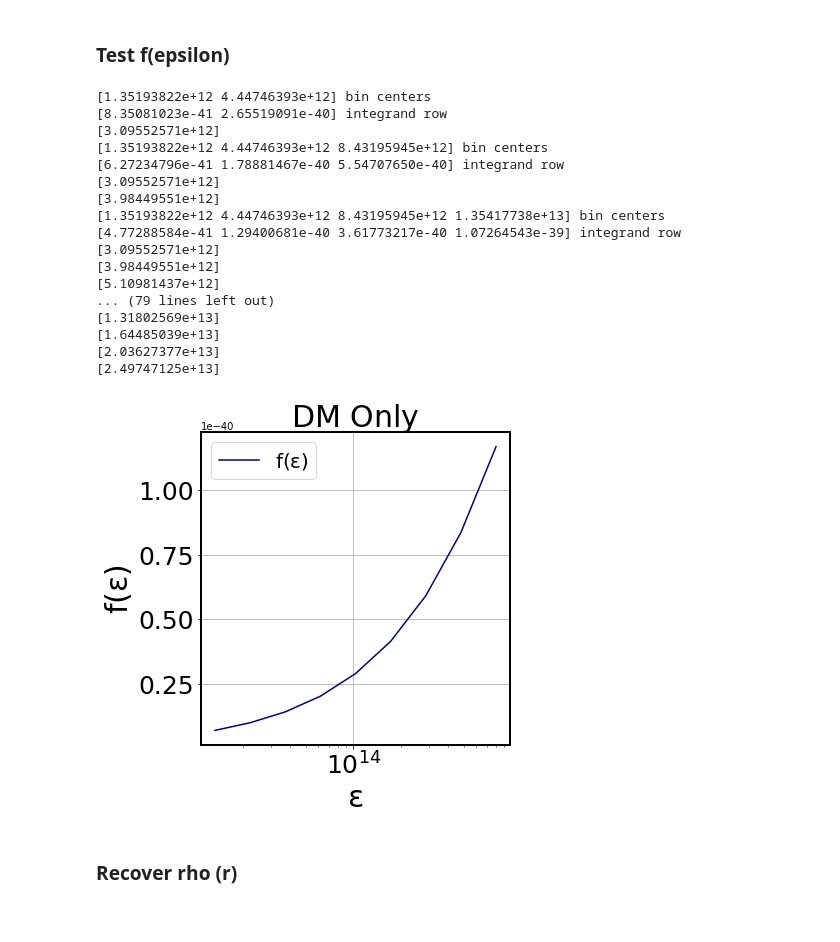
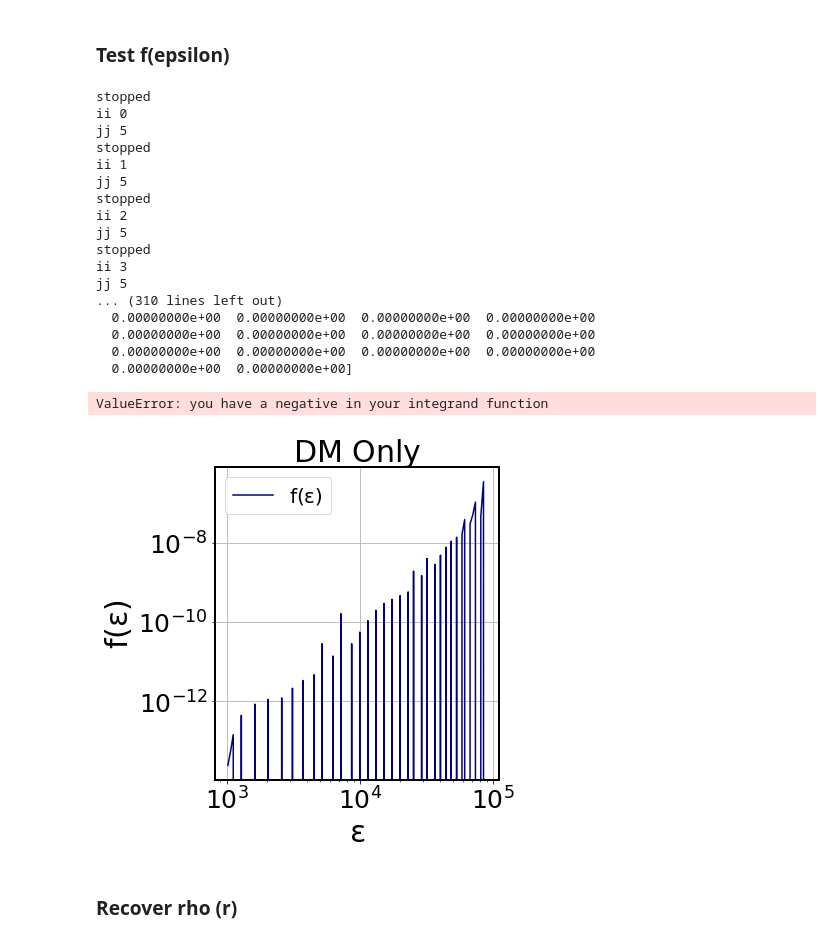
Before and after one commit to bueno646/2020_TDEs, a Jupyter notebook: Potential-Density Pairs.ipynb, the cells around one changed output. Cells and saved outputs as stored; diff of their text form; code cells hidden in the pictures.

```diff
--- a/Potential-Density Pairs.ipynb
+++ b/Potential-Density Pairs.ipynb
@@ -18,6 +18,7 @@ rcParams['axes.linewidth'] = 2
 # Constants
 # %%
 G_cgs     = 6.67e-8 # grav constant cgs
+G_solar_mass = 4.48e-3
 k_boltz_cgs   = 1.380649e-16
 solar_mass_cgs = 2e33 #grams
 cgs_rho_to_solar_pc_rho = 1.48e22 # MULTIPLY cgs density by this to get solar mass pc^-3
@@ -327,12 +328,15 @@ def trap_function(_input_array, _function_array, _cumulative_anti=True):
             _x = _input_array[ii-1:ii+1]
             # grab the spacing
             _dx = np.diff(_x)
-            print(_dx)
+#             print(_dx)
             # def endpoint
             _f_right = _f[1:]  # right endpoint
             _f_left = _f[:-1]  # left endpoint
             # integrate
-            integral_result[ii-1] = ((_dx/2.0) * np.sum(_f_right + _f_left))#+previous_value
+            _calc = ((_dx/2.0) * np.sum(_f_right + _f_left))
+            if _calc == np.nan:
+                raise ValueError("nan in integrater")
+            integral_result[ii-1] = _calc  #+previous_value
             # store previous value for summation
             #previous_value = integral_result[ii-1]
             # save x values using right bin edge
@@ -1268,57 +1317,58 @@ def f_E_abel(_r, _epsilon_array):
 # %%
 # r inputs
 # inputs_R = (np.linspace(1e14,1e25,20)*100)
-inputs_R = (np.logspace(18,26,60))
+inputs_R = (np.logspace(18,26,100))
 # epsilons
-# inputs_epsilon = (np.linspace(-1e20,1e20,40)*100)
-inputs_epsilon = (np.logspace(13,15,10))
+# inputs_epsilon = (np.linspace(22,26,40))
+inputs_epsilon = (np.logspace(3,5,100))
 
 #
 # _,int_array_test = f_E_abel(_r=inputs_R, _epsilon_array=inputs_epsilon)
 f_e_bin_edges,f_e_array,PSI_TOT_array, PSI_bin_centers = f_E_abel(_r=inputs_R, _epsilon_array=inputs_epsilon)
 # %% [output]
-[1.35193822e+12 4.44746393e+12] bin centers
-[8.35081023e-41 2.65519091e-40] integrand row
-[3.09552571e+12]
-[1.35193822e+12 4.44746393e+12 8.43195945e+12] bin centers
-[6.27234796e-41 1.78881467e-40 5.54707650e-40] integrand row
-[3.09552571e+12]
-[3.98449551e+12]
-[1.35193822e+12 4.44746393e+12 8.43195945e+12 1.35417738e+13] bin centers
-[4.77288584e-41 1.29400681e-40 3.61773217e-40 1.07264543e-39] integrand row
-[3.09552571e+12]
-[3.98449551e+12]
-[5.10981437e+12]
-... (79 lines left out)
-[1.31802569e+13]
-[1.64485039e+13]
-[2.03627377e+13]
-[2.49747125e+13]
+stopped
+ii 0
+jj 5
+stopped
+ii 1
+jj 5
+stopped
+ii 2
+jj 5
+stopped
+ii 3
+jj 5
+... (310 lines left out)
+  0.00000000e+00  0.00000000e+00  0.00000000e+00  0.00000000e+00
+  0.00000000e+00  0.00000000e+00  0.00000000e+00  0.00000000e+00
+  0.00000000e+00  0.00000000e+00  0.00000000e+00  0.00000000e+00
+  0.00000000e+00  0.00000000e+00]
+ValueError: you have a negative in your integrand function
 # %%
 fig = plt.figure(5)
 fig.set_figheight(6)
 fig.set_figwidth(6)
 
 # create axis object
 ax = plt.subplot(111)
 plt.grid(True)
 
 # ploting
 
 plt.plot(f_e_bin_edges,f_e_array,'Navy',label=r'$\mathrm{f(\epsilon)}$')
-
+# plt.axvline(f_e_bin_edges[61])
 # labeling
 plt.title(r'$\mathrm{DM\ Only}$', size=30)
 plt.xlabel(r'$\mathrm{\epsilon}$', size=30)
 plt.ylabel(r'$\mathrm{f(\epsilon)}$', size=30)
 ax.tick_params(axis='x', which='major', labelsize=25)
 ax.tick_params(axis='y', which='major', labelsize=25)
 # plt.xlim(-1e22,1e23)
-# plt.semilogy()
+plt.semilogy()
 plt.semilogx()
 plt.legend(fontsize=20)
 plt.tight_layout()
 # %% [output]
-[figure, old version]
+[figure, new version]
 # %% [markdown]
 ### Recover rho  (r)
```
Also changed, not shown: parts of 18 cells of this notebook, 1 other file.
